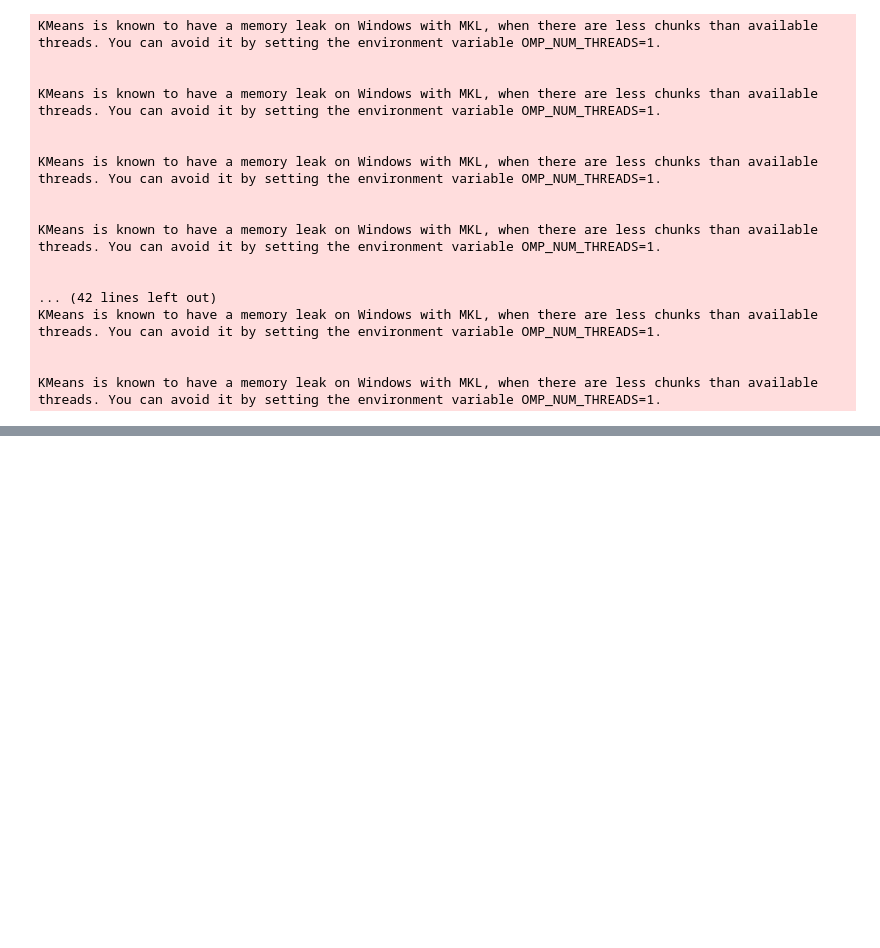
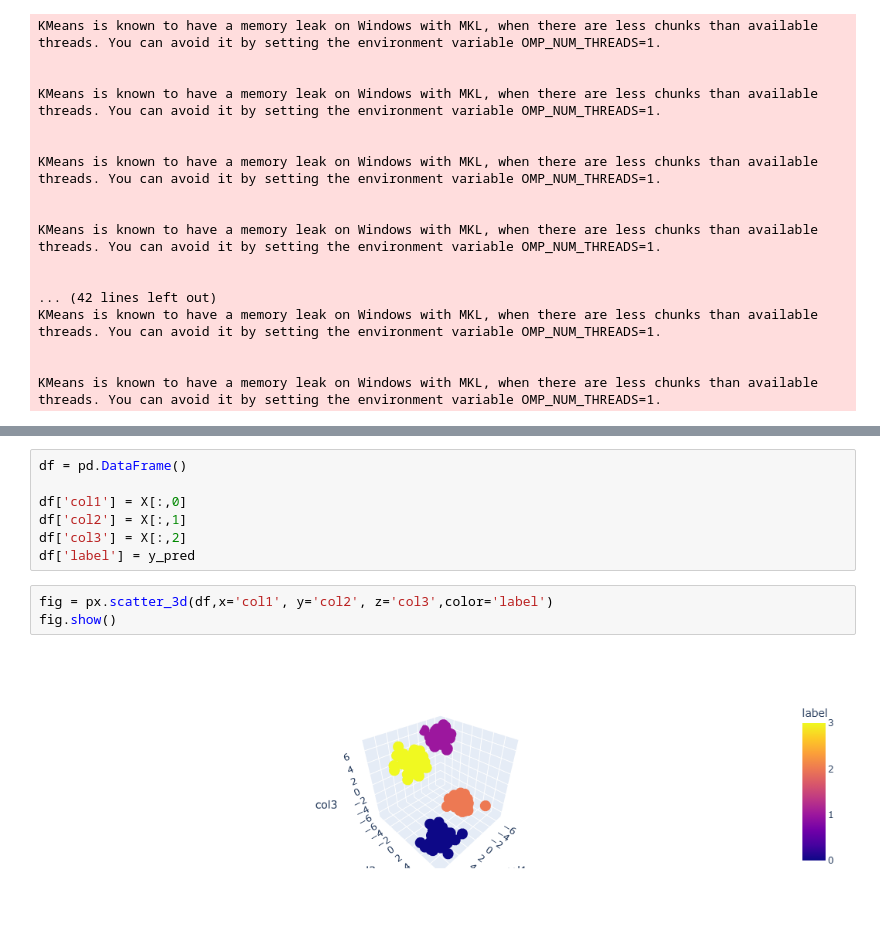
Before and after one commit to Salmankhan0518/Machine-learning-2, a Jupyter notebook: 129-K-Means Clustering Algorithm in Python/K-MeansClustering.ipynb, the cells around one changed output, grey strips where cells are left out. Cells and saved outputs as stored; diff of their text form; blank space fills up the shorter version.

```diff
--- a/129-K-Means Clustering Algorithm in Python/K-MeansClustering.ipynb
+++ b/129-K-Means Clustering Algorithm in Python/K-MeansClustering.ipynb
@@ -132,0 +143,12 @@ KMeans is known to have a memory leak on Windows with MKL, when there are less c
+# %%
+df = pd.DataFrame()
+
+df['col1'] = X[:,0]
+df['col2'] = X[:,1]
+df['col3'] = X[:,2]
+df['label'] = y_pred
+# %%
+fig = px.scatter_3d(df,x='col1', y='col2', z='col3',color='label')
+fig.show()
+# %% [output]
+[figure, added]
```
Also changed, not shown: parts of 2 cells of this notebook, 1 other file.
